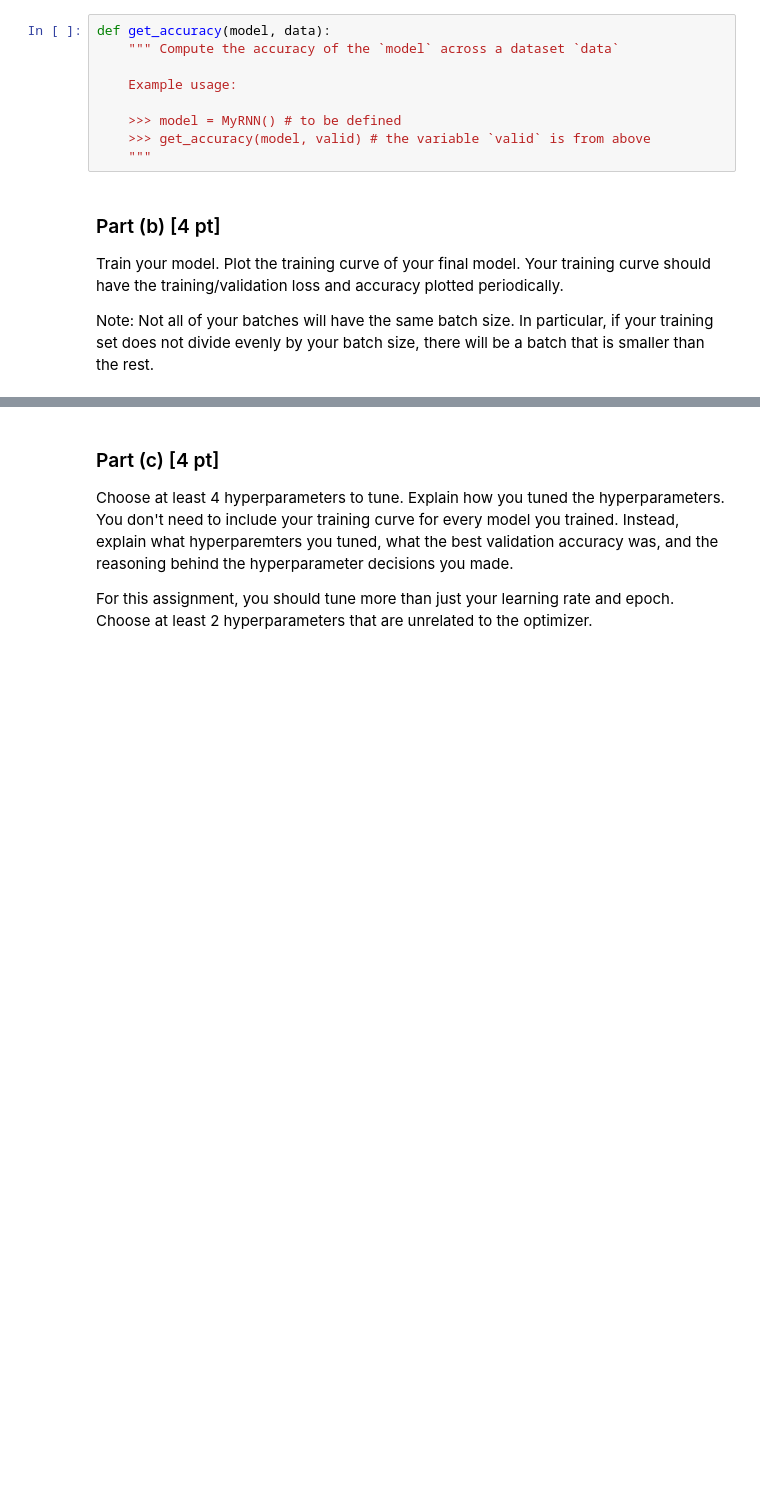
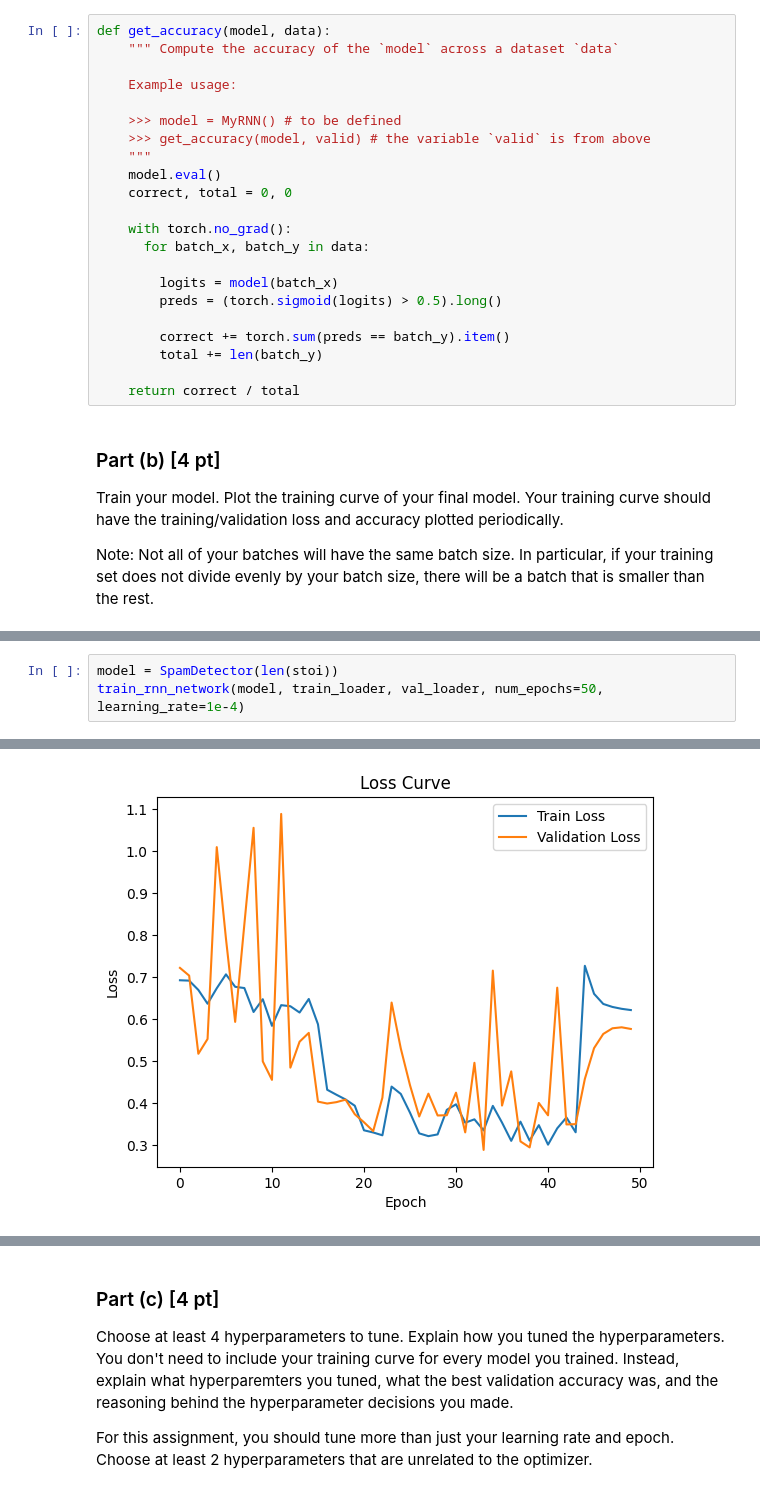
Before and after one commit to WilliamJWen/APS360, a Jupyter notebook: lab/Lab5_Spam_Detection.ipynb, the cells around one changed output, grey strips where cells are left out. Saved outputs shown, nothing was run; the diff lists cells and outputs as text; blank space fills up the shorter version.

```diff
--- a/lab/Lab5_Spam_Detection.ipynb
+++ b/lab/Lab5_Spam_Detection.ipynb
@@ -312,6 +356,19 @@ def get_accuracy(model, data):
     >>> model = MyRNN() # to be defined
     >>> get_accuracy(model, valid) # the variable `valid` is from above
     """
+    model.eval()
+    correct, total = 0, 0
+
+    with torch.no_grad():
+      for batch_x, batch_y in data:
+
+        logits = model(batch_x)
+        preds = (torch.sigmoid(logits) > 0.5).long()
+
+        correct += torch.sum(preds == batch_y).item()
+        total += len(batch_y)
+
+    return correct / total
 # %% [markdown]
 ### Part (b) [4 pt]
 
@@ -325,0 +452,4 @@ the rest.
+# %%
+model = SpamDetector(len(stoi))
+train_rnn_network(model, train_loader, val_loader, num_epochs=50, learning_rate=1e-4)
+# %% [output]
@@ -325,0 +473 @@ the rest.
+[figure, added]
```
Also changed, not shown: parts of 16 cells of this notebook.
